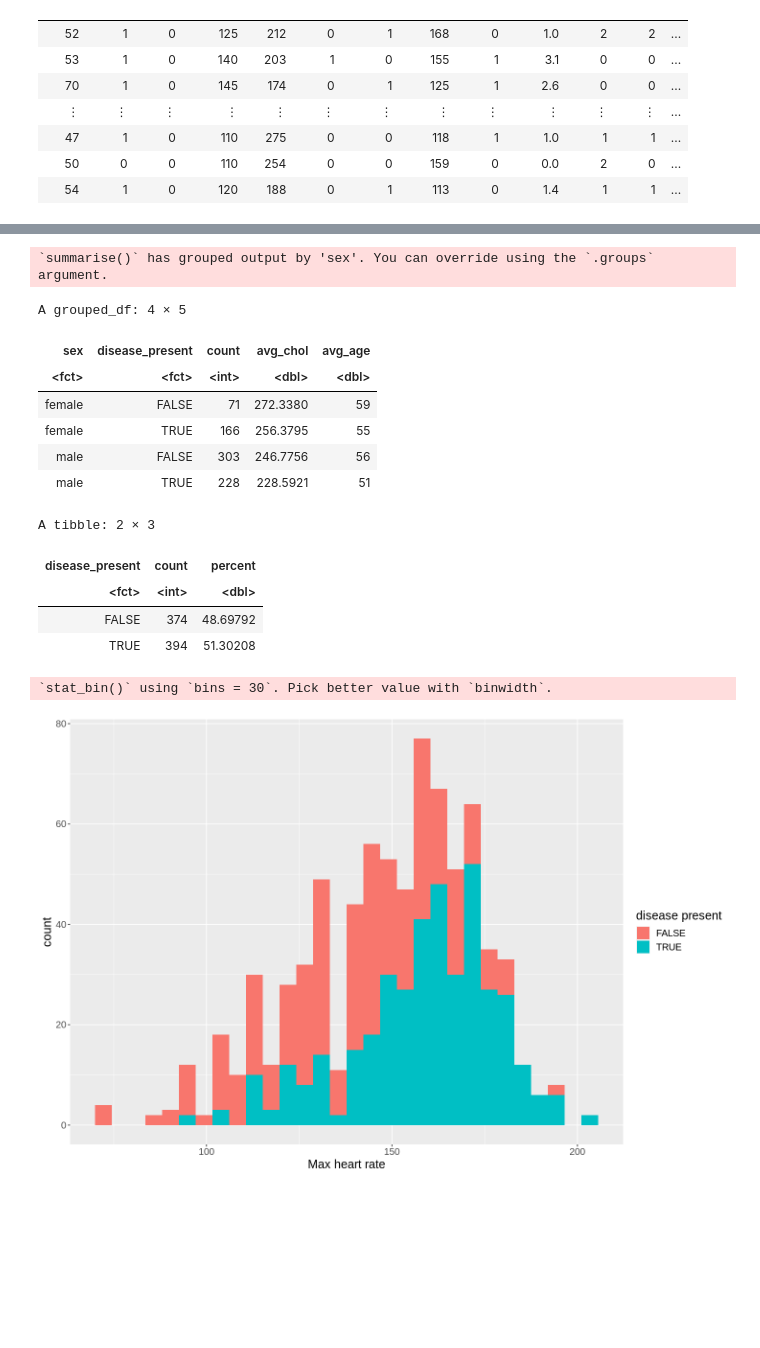
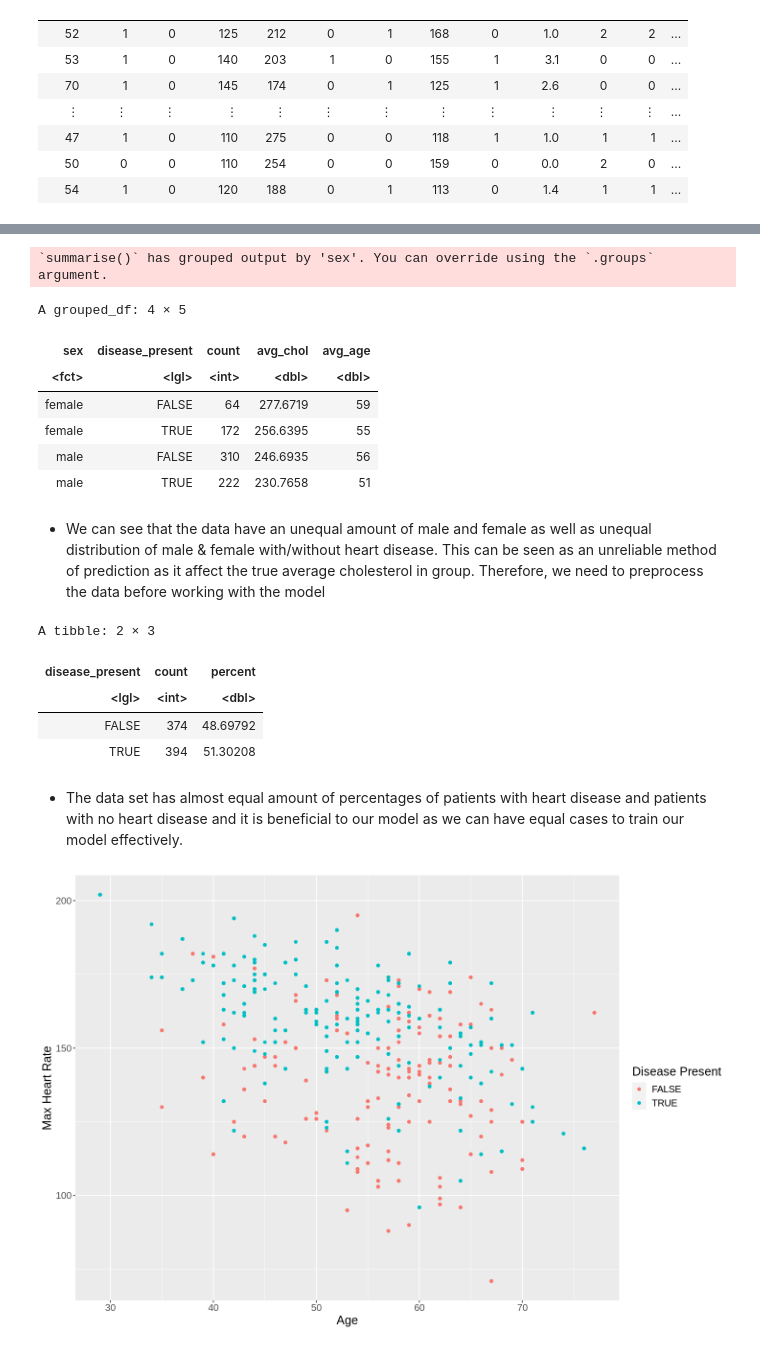
Before and after one commit to vyle2003/DSCI-100-Project, a Jupyter notebook: DSCI Data Exploration.ipynb, the cells around one changed output, grey strips where cells are left out. Drawn from its saved outputs; the diff is of its cells as text; code cells hidden in the pictures; blank space fills up the shorter version.

Commit message:
Add descriptions to the graphs
- add descriptions
- change variables
- change graph types + add more variable into some graph
- explain why we choose a certain variable
- add references

```diff
--- a/DSCI Data Exploration.ipynb
+++ b/DSCI Data Exploration.ipynb
@@ -76,16 +84,14 @@ A spec_tbl_df: 1025 × 14
 # %%
 heart_data  <- heart_data |>
-    mutate(sex = as_factor(sex), target = as_factor(target), fbs = as_factor(fbs)) |>
-    select(age, sex, chol, fbs, thalach, target)
+    mutate(sex = as_factor(sex), target = as.logical(target)) |>
+    select(age, sex, chol, trestbps, thalach, target)
 
-colnames(heart_data) <- c("age", "sex", "cholesterol", "fasting_blood_sugar_greater_than_120", "max_heart_rate", "disease_present")
+colnames(heart_data) <- c("age", "sex", "cholesterol", "rest_bp", "max_heart_rate", "disease_present")
 
 # changes 1 to male and 0 to female
 levels(heart_data$sex) <- c("female", "male")
 # changes disease_present to true/false (0 = false, 1 = true)
 levels(heart_data$disease_present) <- c(FALSE, TRUE)
-#changes fbs>120 to true/false (1 = true, 0, false)
-levels(heart_data$fasting_blood_sugar_greater_than_120) <- c(FALSE, TRUE)
 
 heart_data
 # %% [output]
@@ -115,11 +121,13 @@ heart_explore
 argument.
 A grouped_df: 4 × 5
 | sex | disease_present | count | avg_chol | avg_age |
-| <fct> | <fct> | <int> | <dbl> | <dbl> |
-| female | FALSE | 71 | 272.3380 | 59 |
-| female | TRUE | 166 | 256.3795 | 55 |
-| male | FALSE | 303 | 246.7756 | 56 |
-| male | TRUE | 228 | 228.5921 | 51 |
+| <fct> | <lgl> | <int> | <dbl> | <dbl> |
+| female | FALSE | 64 | 277.6719 | 59 |
+| female | TRUE | 172 | 256.6395 | 55 |
+| male | FALSE | 310 | 246.6935 | 56 |
+| male | TRUE | 222 | 230.7658 | 51 |
+# %% [markdown]
+- We can see that the data have an unequal amount of male and female as well as unequal distribution of male & female with/without heart disease. This can be seen as an unreliable method of prediction as it affect the true average cholesterol in group. Therefore, we need to preprocess the data before working with the model
 # %%
 heart_explore_counts <- heart_train |>
     group_by(disease_present) |>
@@ -130,19 +138,20 @@ heart_explore_counts
 # %% [output]
 A tibble: 2 × 3
 | disease_present | count | percent |
-| <fct> | <int> | <dbl> |
+| <lgl> | <int> | <dbl> |
 | FALSE | 374 | 48.69792 |
 | TRUE | 394 | 51.30208 |
+# %% [markdown]
+- The data set has almost equal amount of percentages of patients with heart disease and patients with no heart disease and it is beneficial to our model as we can have equal cases to train our model effectively.
 # %%
 options(repr.plot.width = 12, repr.plot.height = 8)
 
 heart_rate_plot <- heart_train |>
-    ggplot(aes(x = max_heart_rate, fill = disease_present)) +
-    geom_histogram() +
-    labs(x = "Max heart rate", y = "count", fill = "disease present") +
+    ggplot(aes(x = age, y = max_heart_rate, color = disease_present)) +
+    geom_point() +
+    labs(x = "Age", y = "Max Heart Rate", color = "Disease Present") +
     theme(text = element_text(size = 15))
 
 heart_rate_plot
 # %% [output]
-`stat_bin()` using `bins = 30`. Pick better value with `binwidth`.
-[figure, old version]
+[figure, new version]
```
Also changed, not shown: parts of 10 cells of this notebook.
